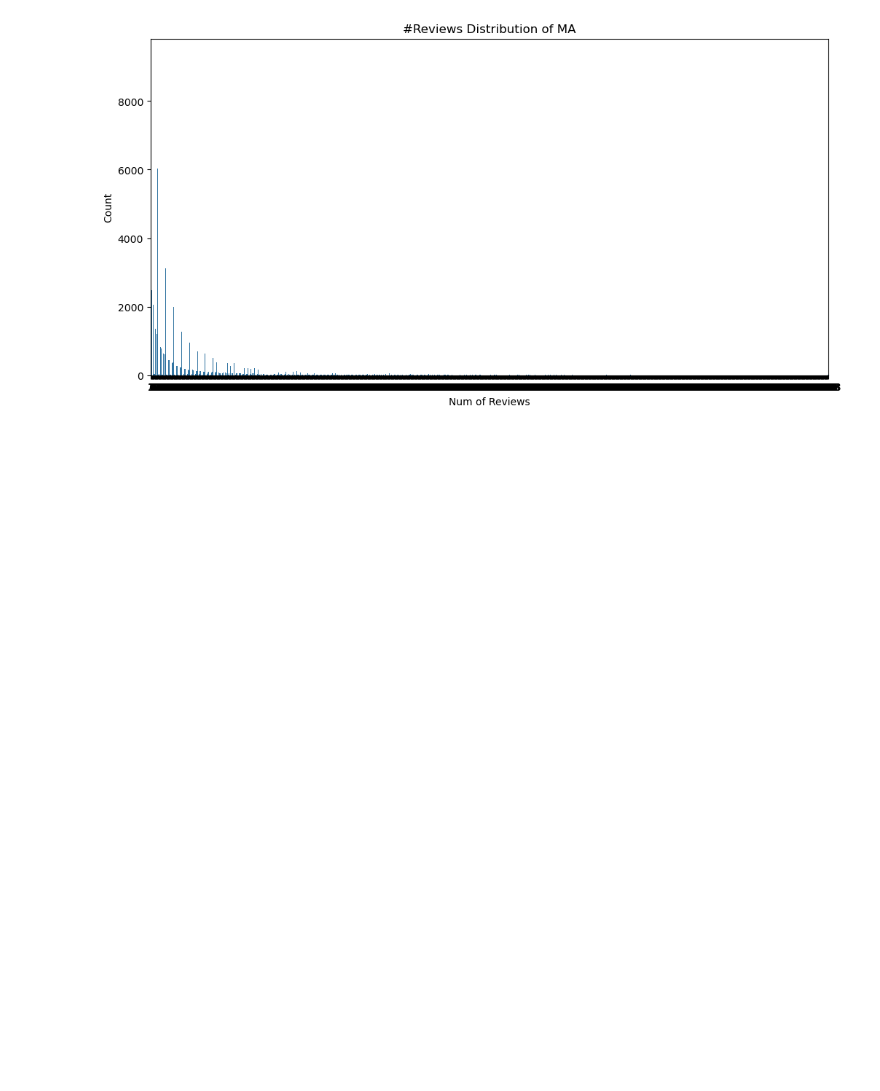
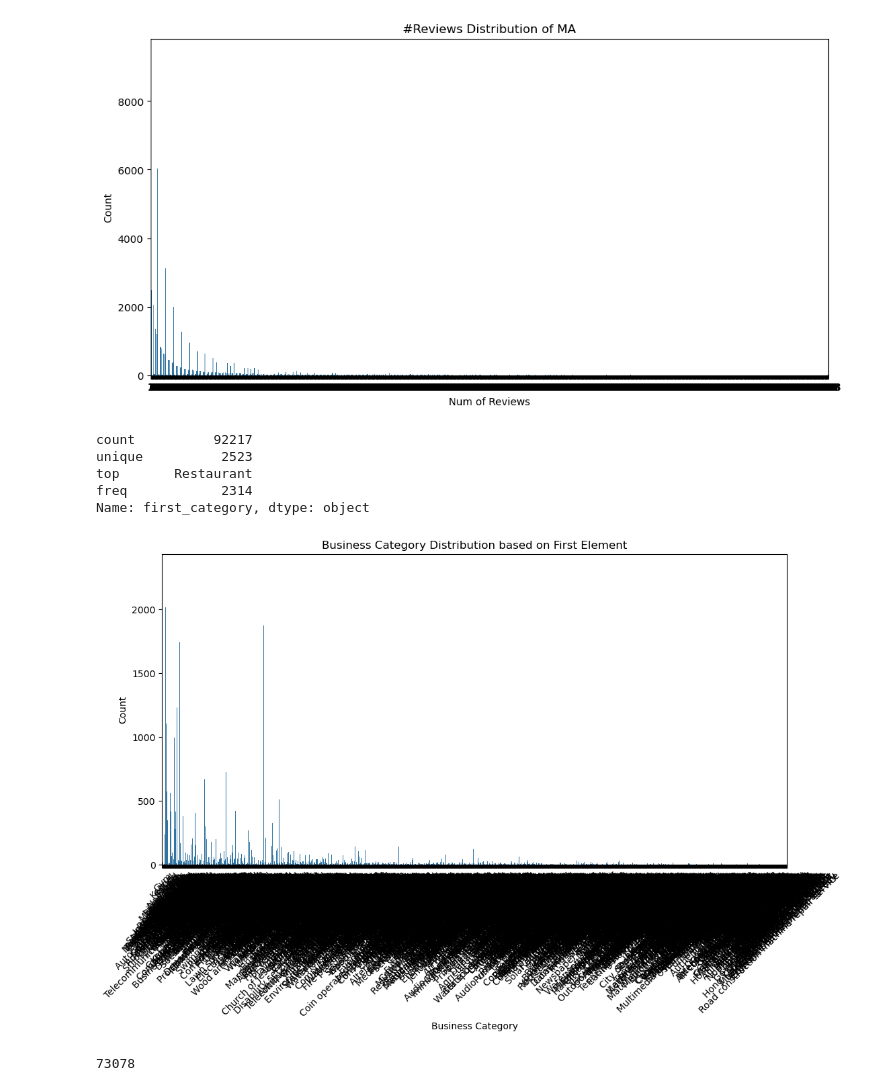
Before and after one commit to yuqinbailey/Restaurant-Rec-Google-Reviews, a Jupyter notebook: 2_EDA.ipynb, the cells around one changed output. Drawn from its saved outputs; the diff is of its cells as text; code cells hidden in the pictures; blank space fills up the shorter version.

```diff
--- a/2_EDA.ipynb
+++ b/2_EDA.ipynb
@@ -88,3 +87,29 @@ plt.ylabel('Count')
 plt.show()
 # %% [output]
 [figure]
+# %%
+if 'first_category' not in metadata_ma.columns:
+
+    metadata_ma['first_category'] = metadata_ma['category'].apply(lambda x: x[0] if isinstance(x, list) and len(x) > 0 else None)
+
+metadata_ma.first_category.describe()
+# %% [output]
+count          92217
+unique          2523
+top       Restaurant
+freq            2314
+Name: first_category, dtype: object
+# %%
+plt.figure(figsize=(12, 6))
+sns.countplot(x='first_category', data=metadata_ma)
+plt.title('Business Category Distribution based on First Element')
+plt.xlabel('Business Category')
+plt.ylabel('Count')
+plt.xticks(rotation=45)
+plt.show()
+# %% [output]
+[figure, added]
+# %%
+metadata_ma['price'].isna().sum()
+# %% [output]
+73078
```
Also changed, not shown: parts of 7 cells of this notebook.
